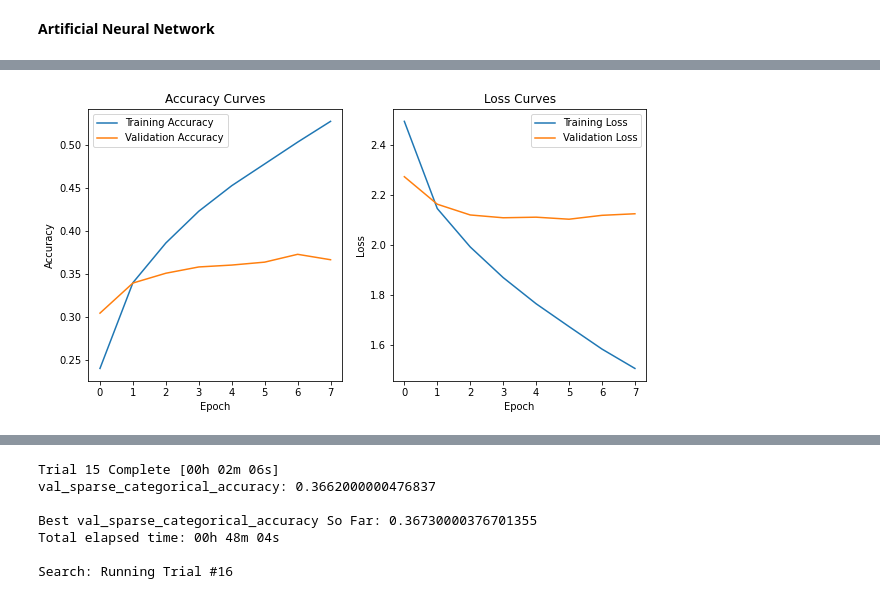
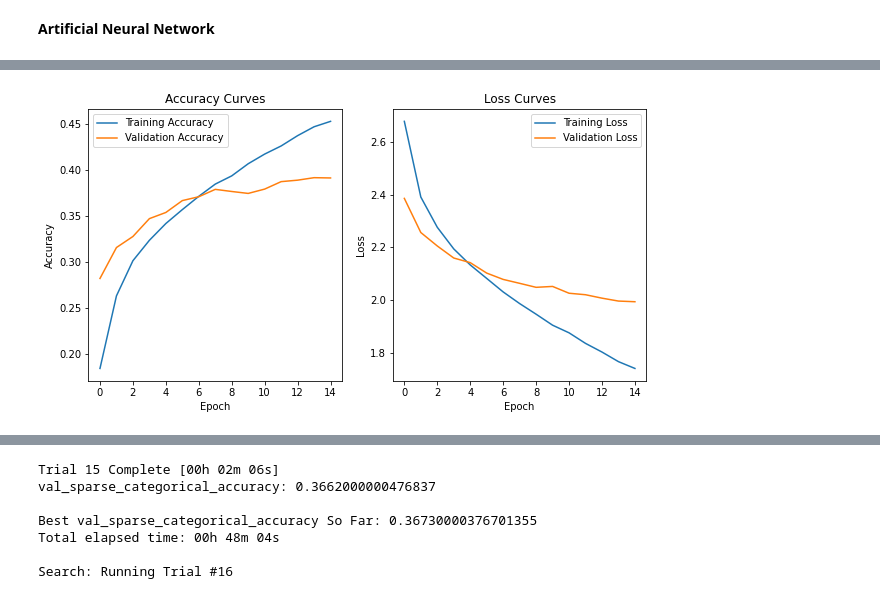
Before and after one commit to deshanchathusanka/machine-learning-algorithms, a Jupyter notebook: Coursework.ipynb, the cells around one changed output, grey strips where cells are left out. Saved outputs shown, nothing was run; the diff lists cells and outputs as text; code cells hidden in the pictures.

```diff
--- a/Coursework.ipynb
+++ b/Coursework.ipynb
@@ -295,12 +399,13 @@ best_model = fmin(fn = objective, space = param_space, algo = tpe.suggest, max_e
 # %%
 ###################  Artificial Neural Network ::: Coarse Labels #########################
 """ Define ANN Model """
-
 model = tf.keras.Sequential()
-model.add(tf.keras.layers.Dense(400, activation=tf.nn.relu)) # 1st hidden layer : 784 neurons
-model.add(Dropout(0.10))
-model.add(tf.keras.layers.Dense(400, activation=tf.nn.relu)) # 1st hidden layer : 784 neurons
-model.add(Dropout(0.10))
+model.add(tf.keras.layers.Dense(2048, activation=tf.nn.relu)) # 1st hidden layer : 784 neurons
+model.add(Dropout(0.50))
+model.add(tf.keras.layers.Dense(2048, activation=tf.nn.relu)) # 1st hidden layer : 784 neurons
+model.add(Dropout(0.50))
+model.add(tf.keras.layers.Dense(2048, activation=tf.nn.relu)) # 1st hidden layer : 784 neurons
+model.add(Dropout(0.50))
 model.add(tf.keras.layers.Dense(20, activation=tf.nn.softmax)) # output layer : 3 neurons
 
 """ Compile Model """
@@ -313,7 +418,7 @@ model.compile(optimizer=tf.keras.optimizers.SGD(learning_rate=0.01, momentum=0.9
 history = model.fit(x = x_train_standard,
                     y = y_train_coarse,
                     batch_size = 100,
-                    epochs=8,
+                    epochs=15,
                     validation_split=0.2,
                     verbose=1)
 
@@ -343,7 +448,7 @@ plt.show()
 
 # """ Evaluate With Test Datatset """
 #results = model.evaluate(x_test_standard, y_test_coarse)
-results = model.evaluate(x_test_standard_lda, y_test_coarse)
+results = model.evaluate(x_test_standard, y_test_coarse)
 print(f'Test set loss: {results[0]:0.2f}, test set accuracy: {results[1]*100:0.2f}%')
 
 # """ Analyse Training Cureves """
@@ -369 +475 @@ Epoch 8/8
-[figure, old version]
+[figure, new version]
```
Also changed, not shown: parts of 7 cells of this notebook.
